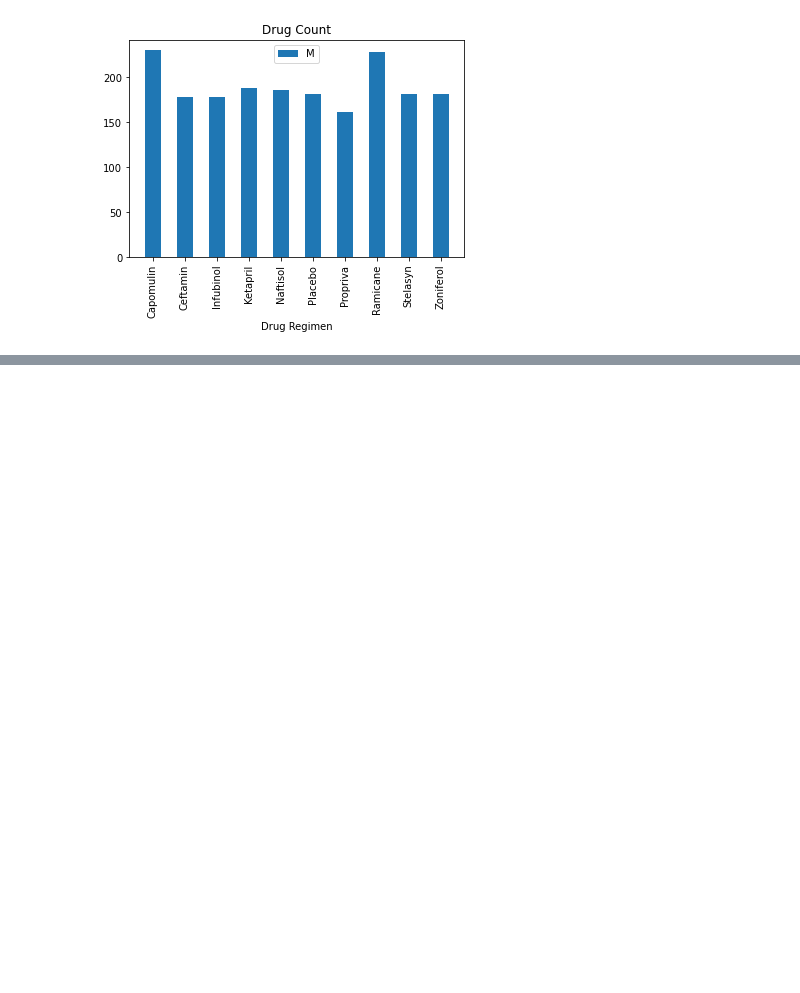
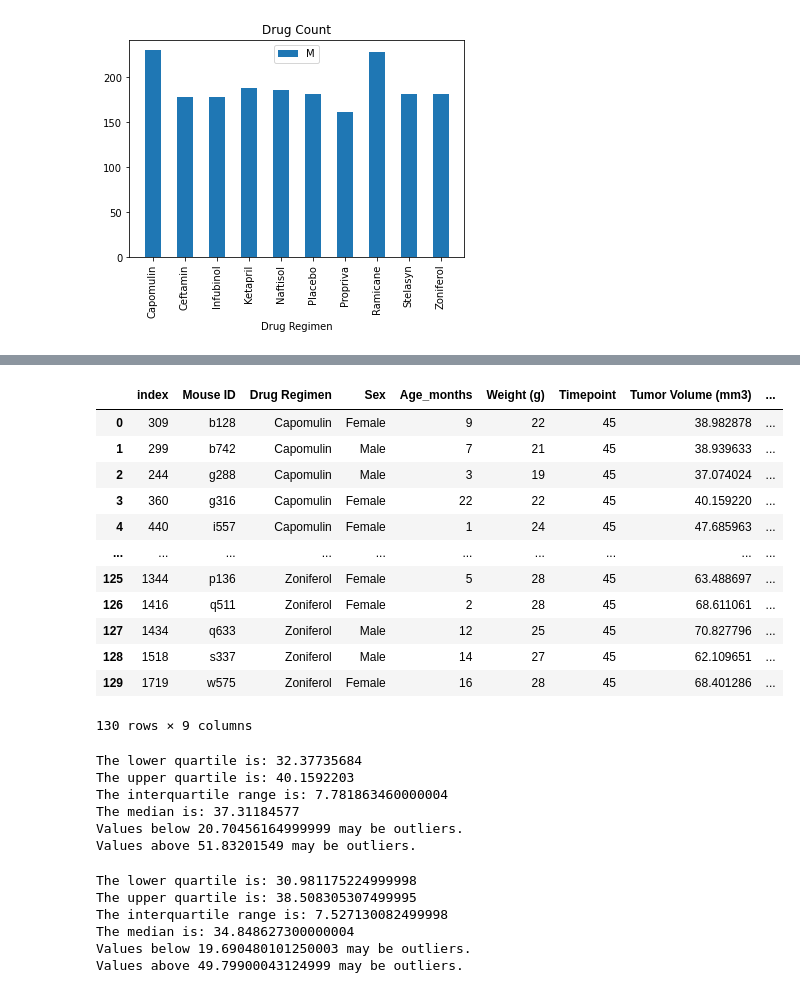
Before and after one commit to ericlee1899/matplotlib-challenge, a Jupyter notebook: Main.ipynb, the cells around one changed output, grey strips where cells are left out. Saved outputs shown, nothing was run; the diff lists cells and outputs as text; code cells hidden in the pictures; blank space fills up the shorter version.

```diff
--- a/Main.ipynb
+++ b/Main.ipynb
@@ -142,9 +153,23 @@ plt.show()
 # %%
 # Calculate the final tumor volume of each mouse across four of the treatment regimens:
 # Capomulin, Ramicane, Infubinol, and Ceftamin
-
 # Start by getting the last (greatest) timepoint for each mouse
-
-
 # Merge this group df with the original dataframe to get the tumor volume at the last timepoint
+timepointdf = combinedf.sort_values(["Drug Regimen","Mouse ID","Timepoint"],ascending=True)
+lastdf = timepointdf.loc[timepointdf["Timepoint"]==45]
+lastdf.reset_index()
+# %% [output]
+|  | index | Mouse ID | Drug Regimen | Sex | Age_months | Weight (g) | Timepoint | Tumor Volume (mm3) | ... |
+| 0 | 309 | b128 | Capomulin | Female | 9 | 22 | 45 | 38.982878 | ... |
+| 1 | 299 | b742 | Capomulin | Male | 7 | 21 | 45 | 38.939633 | ... |
+| 2 | 244 | g288 | Capomulin | Male | 3 | 19 | 45 | 37.074024 | ... |
+| 3 | 360 | g316 | Capomulin | Female | 22 | 22 | 45 | 40.159220 | ... |
+| 4 | 440 | i557 | Capomulin | Female | 1 | 24 | 45 | 47.685963 | ... |
+| ... | ... | ... | ... | ... | ... | ... | ... | ... | ... |
+| 125 | 1344 | p136 | Zoniferol | Female | 5 | 28 | 45 | 63.488697 | ... |
+| 126 | 1416 | q511 | Zoniferol | Female | 2 | 28 | 45 | 68.611061 | ... |
+| 127 | 1434 | q633 | Zoniferol | Male | 12 | 25 | 45 | 70.827796 | ... |
+| 128 | 1518 | s337 | Zoniferol | Male | 14 | 27 | 45 | 62.109651 | ... |
+| 129 | 1719 | w575 | Zoniferol | Female | 16 | 28 | 45 | 68.401286 | ... |
+130 rows × 9 columns
 # %%
@@ -166,0 +183,48 @@ plt.show()
+# %%
+#capomulin
+capdf = capdata.sort_values(["Tumor Volume (mm3)"], ascending=True).reset_index()
+capdf = capdf["Tumor Volume (mm3)"]
+capquart = capdf.quantile([.25,.5,.75])
+caplower = capquart[0.25]
+capupper = capquart[0.75]
+capiqr = capupper - caplower
+caplowbound = caplower - (1.5*capiqr)
+capupbound = capupper + (1.5*capiqr)
+
+print(f"The lower quartile is: {caplower}")
+print(f"The upper quartile is: {capupper}")
+print(f"The interquartile range is: {capiqr}")
+print(f"The median is: {capquart[0.5]}")
+print(f"Values below {caplowbound} may be outliers.")
+print(f"Values above {capupbound} may be outliers.")
+# %% [output]
+The lower quartile is: 32.37735684
+The upper quartile is: 40.1592203
+The interquartile range is: 7.781863460000004
+The median is: 37.31184577
+Values below 20.70456164999999 may be outliers.
+Values above 51.83201549 may be outliers.
+# %%
+#ramicane
+ramdf = ramdata.sort_values(["Tumor Volume (mm3)"], ascending=True).reset_index()
+ramdf = ramdf["Tumor Volume (mm3)"]
+ramquart = ramdf.quantile([.25,.5,.75])
+ramlower = ramquart[0.25]
+ramupper = ramquart[0.75]
+ramiqr = ramupper - ramlower
+ramlowbound = ramlower - (1.5*ramiqr)
+ramupbound = ramupper + (1.5*ramiqr)
+
+print(f"The lower quartile is: {ramlower}")
+print(f"The upper quartile is: {ramupper}")
+print(f"The interquartile range is: {ramiqr}")
+print(f"The median is: {ramquart[0.5]}")
+print(f"Values below {ramlowbound} may be outliers.")
+print(f"Values above {ramupbound} may be outliers.")
+# %% [output]
+The lower quartile is: 30.981175224999998
+The upper quartile is: 38.508305307499995
+The interquartile range is: 7.527130082499998
+The median is: 34.848627300000004
+Values below 19.690480101250003 may be outliers.
+Values above 49.79900043124999 may be outliers.
```
Also changed, not shown: parts of 6 cells of this notebook.
